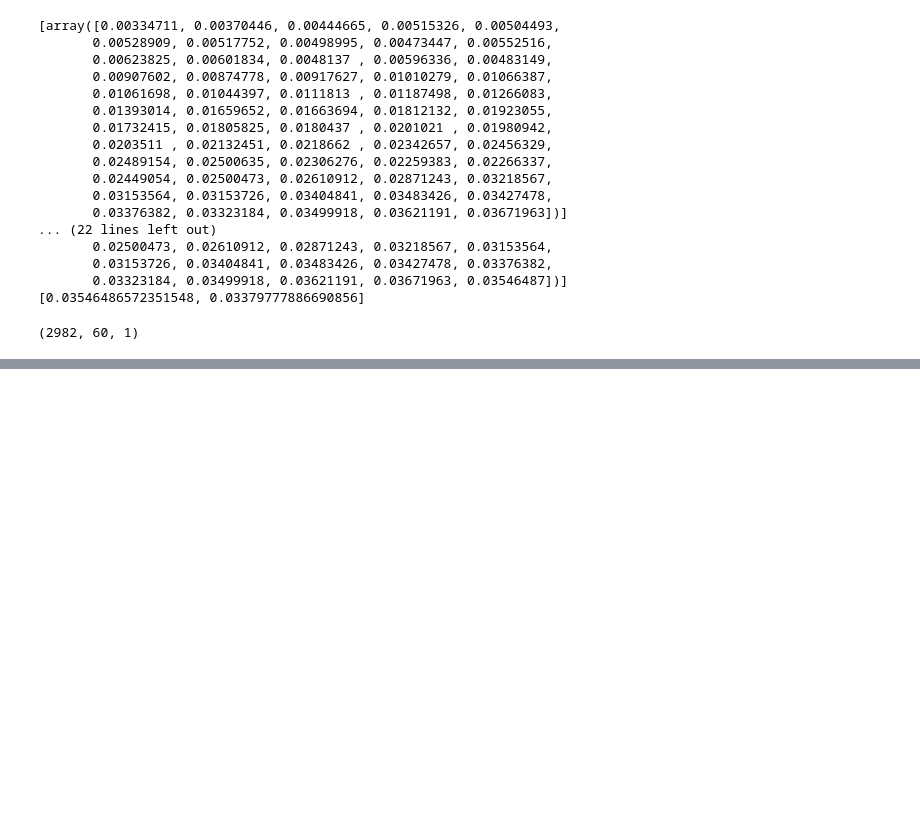
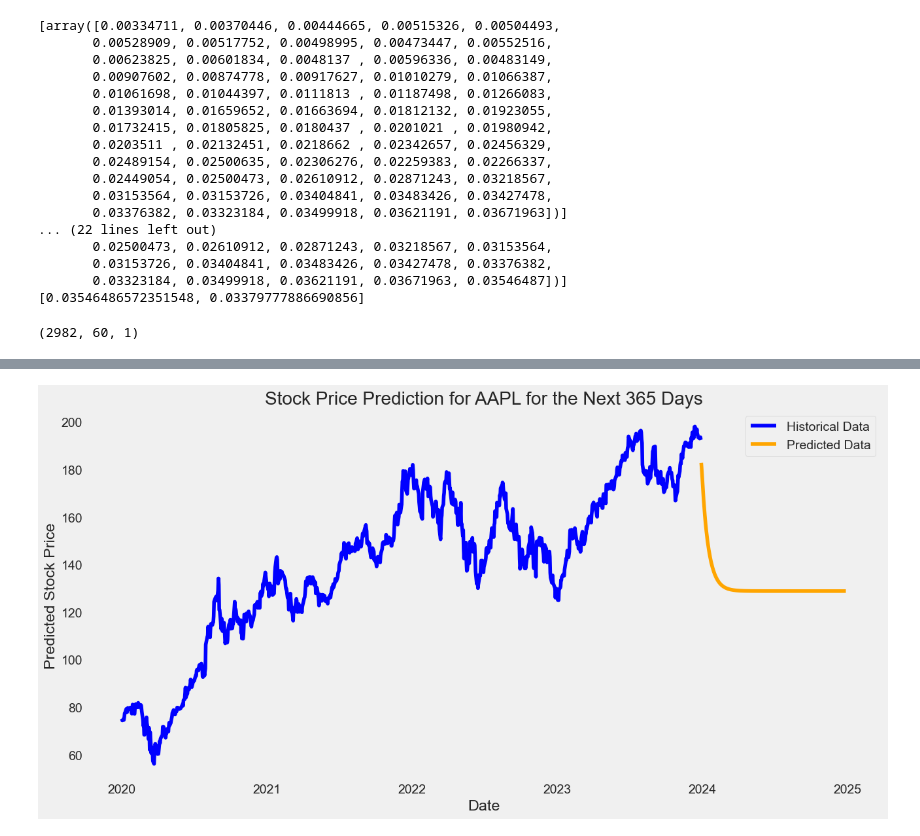
Before and after one commit to jenish2917/Python, a Jupyter notebook: jupyter notbook/Stock market Practice dataset.ipynb, the cells around one changed output, grey strips where cells are left out. Drawn from its saved outputs; the diff is of its cells as text; code cells hidden in the pictures; blank space fills up the shorter version.

```diff
--- a/jupyter notbook/Stock market Practice dataset.ipynb
+++ b/jupyter notbook/Stock market Practice dataset.ipynb
@@ -484,0 +488,98 @@ valid # Show the valid and predicted prices
+# %%
+import numpy as np
+import pandas as pd
+import matplotlib.pyplot as plt
+from datetime import timedelta
+from sklearn.preprocessing import MinMaxScaler
+import yfinance as yf
+from tensorflow.keras.models import Sequential
+from tensorflow.keras.layers import LSTM, Dense, Dropout
+
+# Specify the stock ticker symbol and the time period for fetching data
+ticker_symbol = 'AAPL'  # Example: Apple Inc.
+start_date = '2020-01-01'  # Adjust the start date as needed
+end_date = '2024-01-01'  # Adjust the end date as needed
+
+# Fetch stock data from Yahoo Finance
+df = yf.download(ticker_symbol, start=start_date, end=end_date)
+
+# Display the first few rows to confirm the data is loaded correctly
+print("DataFrame loaded successfully:")
+print(df.head())
+
+# Ensure 'Close' column exists
+if 'Close' not in df.columns:
+    raise KeyError("The 'Close' column does not exist in the DataFrame.")
+
+# Extract the 'Close' prices and convert to a NumPy array
+close_prices = df['Close'].values.reshape(-1, 1)  # Ensure it's a 2D array
+
+# Scale the data
+scaler = MinMaxScaler(feature_range=(0, 1))
+scaled_data = scaler.fit_transform(close_prices)  # Fit and transform the data
+
+# Define your sequence length
+sequence_length = 60  # Example: 60 days for predictions
+
+# Prepare the training data for your model
+X, y = [], []
+for i in range(sequence_length, len(scaled_data)):
+    X.append(scaled_data[i-sequence_length:i, 0])  # Previous 'sequence_length' days
+    y.append(scaled_data[i, 0])  # Target is the next day's price
+
+X, y = np.array(X), np.array(y)
+X = np.reshape(X, (X.shape[0], X.shape[1], 1))  # Reshape for LSTM input
+
+# Define the LSTM model
+model = Sequential()
+model.add(LSTM(50, return_sequences=True, input_shape=(X.shape[1], 1)))
+model.add(Dropout(0.2))
+model.add(LSTM(50, return_sequences=False))
+model.add(Dropout(0.2))
+model.add(Dense(25))
+model.add(Dense(1))
+
+# Compile the model
+model.compile(optimizer='adam', loss='mean_squared_error')
+
+# Train the model
+model.fit(X, y, batch_size=1, epochs=5)  # Adjust epochs as needed
+
+# Now for predicting the next 365 days
+future_days = 365
+
+# Get the last sequence from the training data
+last_sequence = scaled_data[-sequence_length:]  # Get the last 'sequence_length' days
+last_sequence = np.reshape(last_sequence, (1, sequence_length, 1))  # Reshape for model input
+
+predictions = []
+
+# Iterative prediction for the next 365 days
+for day in range(future_days):
+    next_day_prediction = model.predict(last_sequence)
+    predictions.append(next_day_prediction[0, 0])  # Store prediction
+    next_day_prediction_reshaped = np.reshape(next_day_prediction, (1, 1, 1))  # Reshape
+    last_sequence = np.append(last_sequence[:, 1:, :], next_day_prediction_reshaped, axis=1)
+
+# Inverse scale the predictions
+predictions = scaler.inverse_transform(np.array(predictions).reshape(-1, 1))
+
+# Create future dates for the next 365 days
+df.index = pd.to_datetime(df.index)  # Ensure the index is datetime
+last_date = df.index.max()  # Get the last date
+future_dates = [last_date + timedelta(days=i) for i in range(1, future_days + 1)]
+
+# Create a DataFrame for the predictions
+predicted_df = pd.DataFrame({'Date': future_dates, 'Predicted Price': predictions.flatten()})
+
+# Plot the predictions
+plt.figure(figsize=(14, 7))
+plt.plot(df.index, df['Close'], label='Historical Data', color='blue')  # Historical data
+plt.plot(predicted_df['Date'], predicted_df['Predicted Price'], label='Predicted Data', color='orange')  # Predicted data
+plt.title(f'Stock Price Prediction for {ticker_symbol} for the Next 365 Days')
+plt.xlabel('Date')
+plt.ylabel('Predicted Stock Price')
+plt.legend()
+plt.grid()
+plt.show()
+# %% [output]
@@ -484,0 +613 @@ valid # Show the valid and predicted prices
+[figure, added]
```
Also changed, not shown: parts of 11 cells of this notebook.
